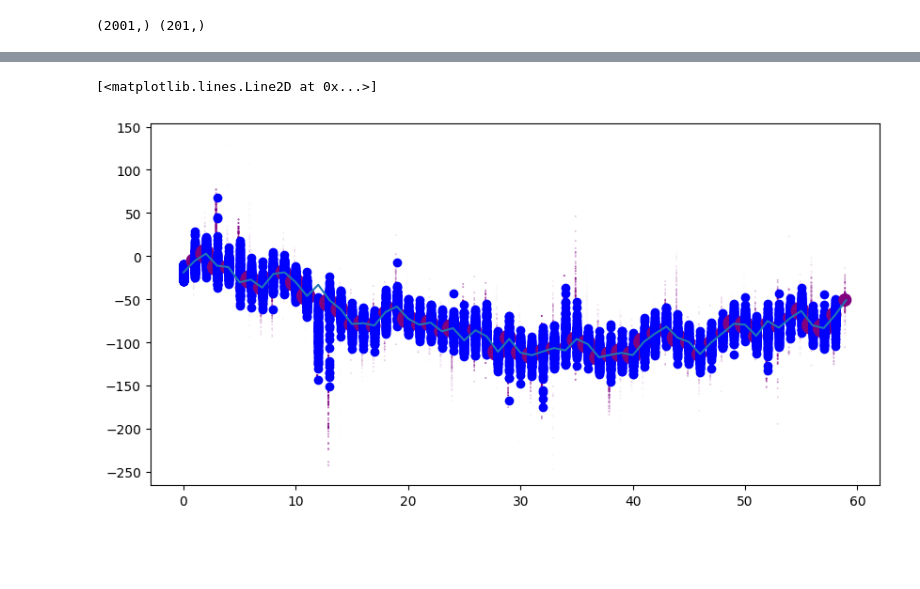
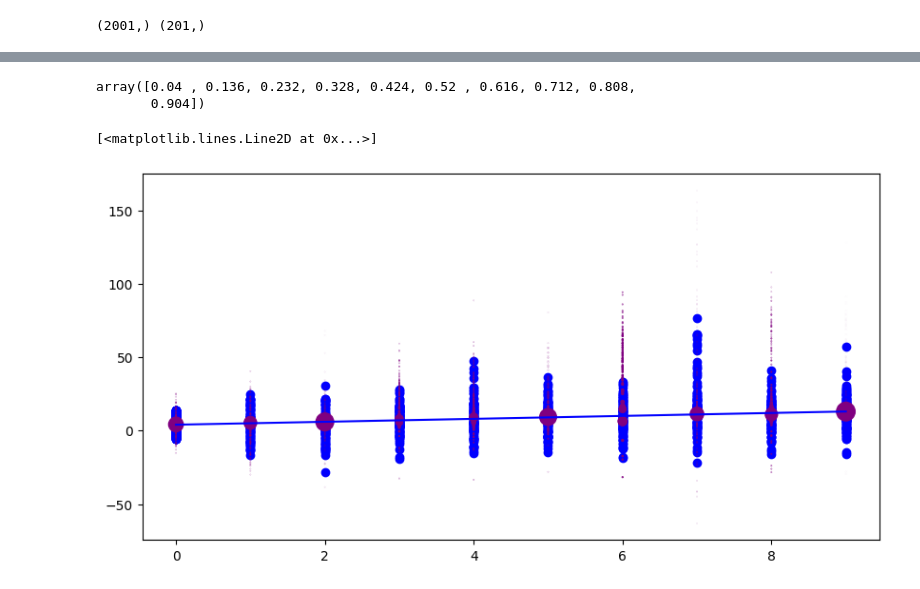
Before and after one commit to michaelsprintson/pfnet, a Jupyter notebook: rnn.ipynb, the cells around one changed output, grey strips where cells are left out. Drawn from its saved outputs; the diff is of its cells as text; code cells hidden in the pictures; blank space fills up the shorter version.

```diff
--- a/rnn.ipynb
+++ b/rnn.ipynb
@@ -25,7 +25,9 @@ def create_ts(start = '2001', n = 201, freq = 'M'):
     rng = pd.date_range(start=start, periods=n, freq=freq)
     ts = pd.Series(np.random.uniform(-18, 18, size=len(rng)), rng).cumsum()
     return ts
-ts = create_ts(start = '2001', n = 2205)
+# ts = create_ts(start = '2001', n = 2205))
+# ts = create_ts(start = '2001', n = 2205)
+ts = range(2205)
 # %%
 series = np.array(ts[3:])
 train = series[:size_train]
@@ -40,7 +42,7 @@ X_batches = x_data.reshape(-1, n_windows, n_input)
 y_batches = y_data.reshape(-1, n_windows, n_input)
 # %%
 params = {"l2scale":4e-6,
-        "alpha_resample_ratio":0.9,
+        "alpha_resample_ratio":0.2,
         "transition_std":[10,10,10],
         "time_step":1.0,
         "decayrate":0.5,
@@ -72,8 +74,8 @@ last_window_points = np.array([x_data[i-lag_len:i] if i>=lag_len else np.concate
 # %%
 from cust_rnn import PFNET
 # %%
-batches_to_include = 2
-points_to_include = 100
+batches_to_include = 1
+points_to_include = 30
 fl = [X_batches[:batches_to_include,:points_to_include], particle_states_inits[:batches_to_include], particle_weights_inits[:batches_to_include], last_window_points[:batches_to_include,:points_to_include], y_batches[:batches_to_include, :points_to_include]]
 # %%
 [i.shape for i in fl]
@@ -166,3 +165,10 @@ NameError: name 'cust_transition' is not defined
+# %%
+min_obs_likelihood = 0.04
+x = (np.array([0,1,2,3,4,5,6,7,8,9]))/10
+x * (1 - min_obs_likelihood) + min_obs_likelihood
+# %% [output]
+array([0.04 , 0.136, 0.232, 0.328, 0.424, 0.52 , 0.616, 0.712, 0.808,
+       0.904])
 # %%
 # test weights loved state sample 5, with value -8.568, velocity -14, acc -24
 # i assume this sent all the weights into a massive downwards spiral
@@ -172,28 +175,29 @@ import copy
 # %%
-x_data_pf = X_batches[0]
-init_part_pf = copy.deepcopy(particle_states_inits[0])
-init_weight_pf = copy.deepcopy(particle_weights_inits[0])
-y_data_pf = y_batches[0]
-rpf = ref_pf(params=params)
+x_data_pf = fl[0][0]
+init_part_pf = copy.deepcopy(fl[1][0])
+init_weight_pf = copy.deepcopy(fl[2][0])
+y_data_pf = fl[4][0]
 # %%
 state_storage = []
 state = [init_part_pf, init_weight_pf]
-p = 60
-for x_idx, x_val in enumerate(x_data_pf[1:p]):
+p = 10
+for x_idx, x_val in enumerate(x_data_pf[:p]):
     meas_weights = rpf.observation(state[0], x_val)
+    # meas_weights = pre_trans_weights[x_idx]
     state_storage.append(copy.deepcopy([state[0],meas_weights]))
     new_states, new_weights = rpf.resample_from_index(state[0], meas_weights)
     out_states = rpf.transition(new_states)
     state = [out_states, new_weights]
 
 fig, ax = plt.subplots(1,1, figsize = (10,5))
 x = np.array([0]*len(particle_states_inits[0]))
 ax.scatter(x,init_part_pf[:,0], c = 'b')
 for state_idx, state in enumerate(state_storage):
     p_pos = state[0][:,0] + (state[0][:,1] * params['time_step']) + (0.5 * state[0][:,2] * params['time_step']**2)
     ax.scatter(x + state_idx, state[0][:,0], c = 'b')
-    ax.scatter(x + state_idx+0.9, p_pos, c = 'purple', s = state[1]*200)
-ax.plot(x_data[0:p])
+    ax.scatter(x + state_idx, p_pos, c = 'purple', s = state[1]*200)
+ax.plot(x_data_pf[:p], c = 'b')
+# ax.plot(np.insert(x_data_pf[:p],0,0), c = 'r')
 # %% [output]
 [<matplotlib.lines.Line2D at 0x...>]
-[figure, old version]
+[figure, new version]
```
Also changed, not shown: parts of 18 cells of this notebook, 1 other file.
